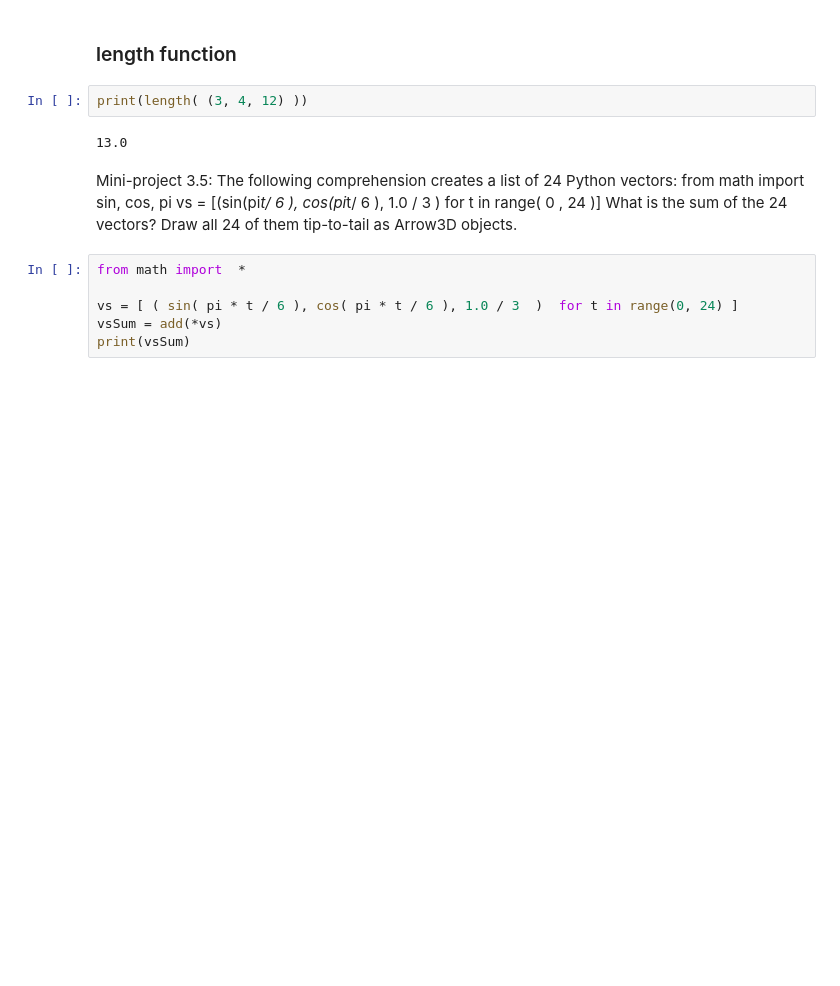
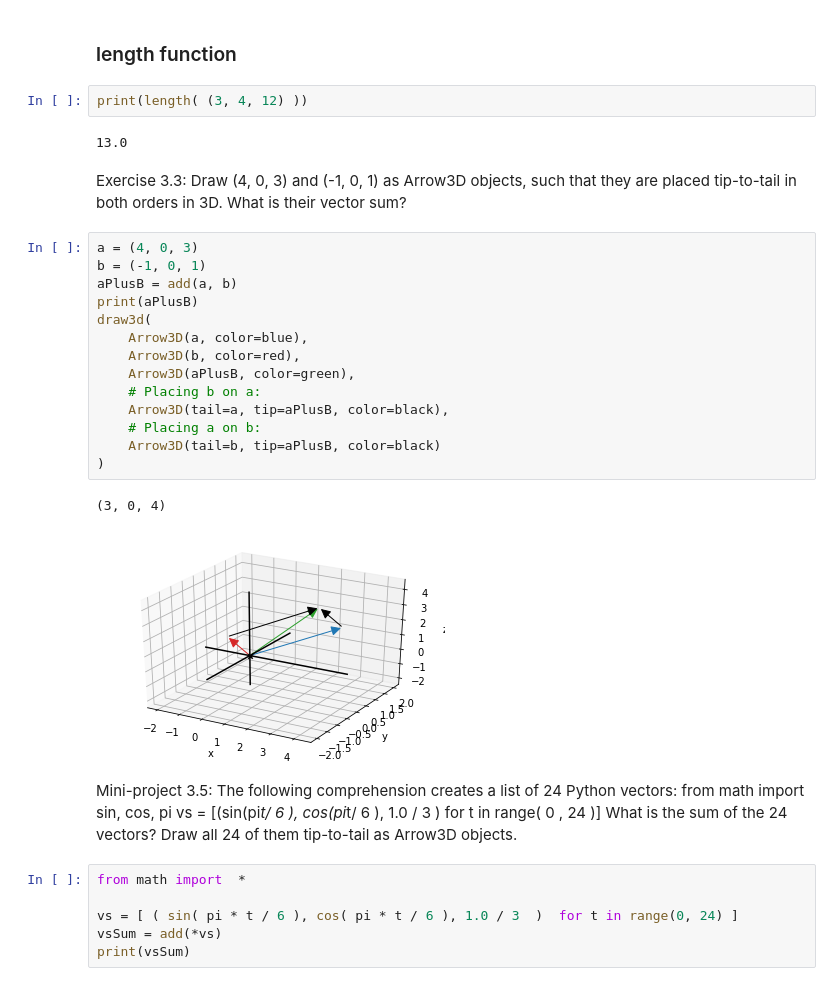
Before and after one commit to aliakhtar/maths4programmers-python, a Jupyter notebook: ch3/01_3.2.ipynb, the cells around one changed output. Drawn from its saved outputs; the diff is of its cells as text; blank space fills up the shorter version.

```diff
--- a/ch3/01_3.2.ipynb
+++ b/ch3/01_3.2.ipynb
@@ -24,6 +24,26 @@ print(add( (1,2,3), (1,4,9) ))
 print(length( (3, 4, 12) ))
 # %% [output]
 13.0
+# %% [markdown]
+Exercise 3.3: Draw (4, 0, 3) and (-1, 0, 1) as Arrow3D objects, such that they are placed tip-to-tail in both orders in 3D.
+What is their vector sum?
+# %%
+a = (4, 0, 3)
+b = (-1, 0, 1)
+aPlusB = add(a, b)
+print(aPlusB)
+draw3d(
+    Arrow3D(a, color=blue),
+    Arrow3D(b, color=red),
+    Arrow3D(aPlusB, color=green),
+    # Placing b on a:
+    Arrow3D(tail=a, tip=aPlusB, color=black),
+    # Placing a on b:
+    Arrow3D(tail=b, tip=aPlusB, color=black)
+)
+# %% [output]
+(3, 0, 4)
+[figure, added]
 # %% [markdown]
 Mini-project 3.5: The following comprehension creates a list of 24 Python vectors:
 from math import sin, cos, pi
```
